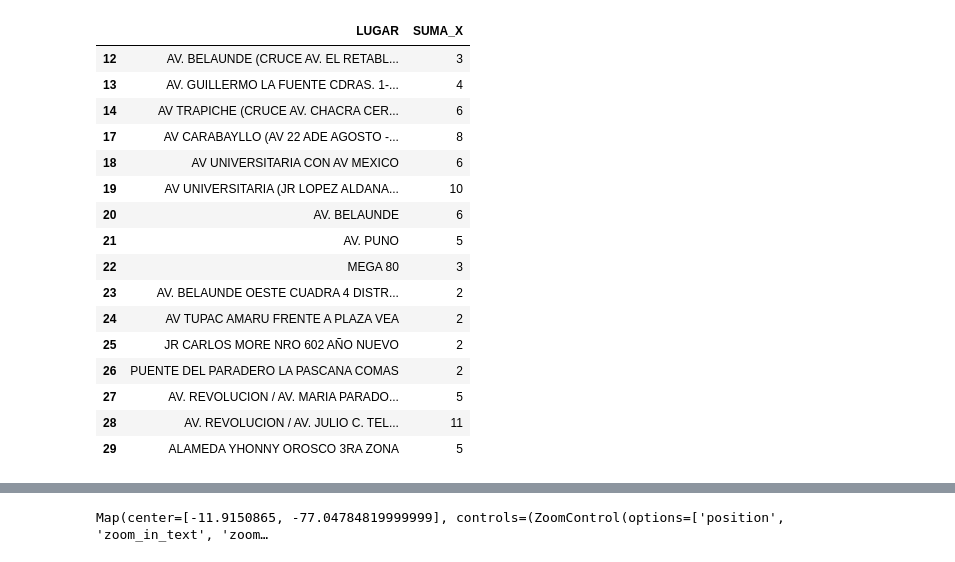
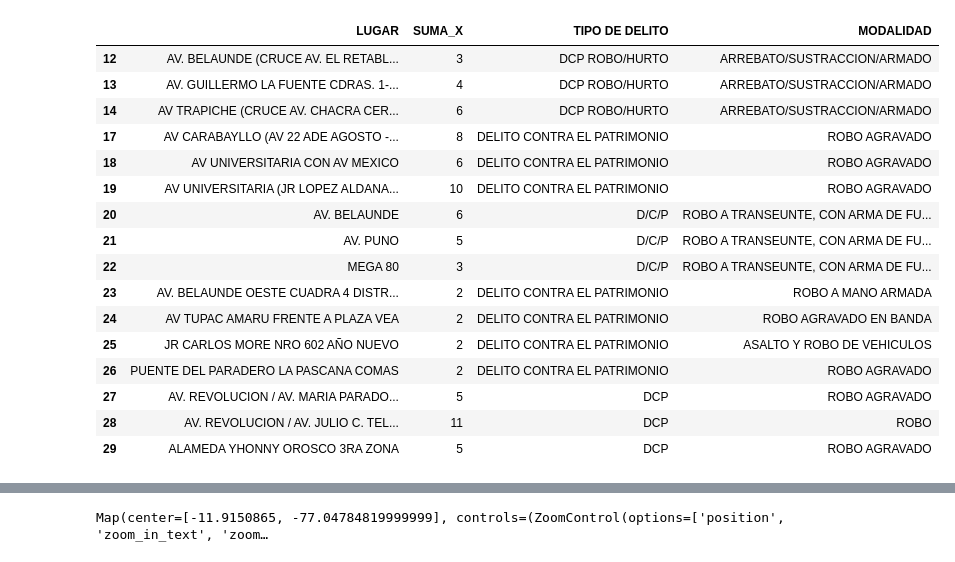
Before and after one commit to lucas1619/comas_dangerous_place_ia, a Jupyter notebook: training.ipynb, the cells around one changed output, grey strips where cells are left out. Cells and saved outputs as stored; diff of their text form; code cells hidden in the pictures.

```diff
--- a/training.ipynb
+++ b/training.ipynb
@@ -90,26 +90,26 @@ df
 # %%
 df['SUMA_X'] = (df == 'X').sum(axis=1)
 df = df[df['DISTRITO'] == 'COMAS']
-df = df[["LUGAR", "SUMA_X"]]
+df = df[["LUGAR", "SUMA_X", "TIPO DE DELITO", "MODALIDAD"]]
 df
 # %% [output]
-|  | LUGAR | SUMA_X |
-| 12 | AV. BELAUNDE (CRUCE AV. EL RETABL... | 3 |
-| 13 | AV. GUILLERMO LA FUENTE CDRAS. 1-... | 4 |
-| 14 | AV TRAPICHE (CRUCE AV. CHACRA CER... | 6 |
-| 17 | AV CARABAYLLO (AV 22 ADE AGOSTO -... | 8 |
-| 18 | AV UNIVERSITARIA CON AV MEXICO | 6 |
-| 19 | AV UNIVERSITARIA (JR LOPEZ ALDANA... | 10 |
-| 20 | AV. BELAUNDE | 6 |
-| 21 | AV. PUNO | 5 |
-| 22 | MEGA 80 | 3 |
-| 23 | AV. BELAUNDE OESTE CUADRA 4 DISTR... | 2 |
-| 24 | AV TUPAC AMARU FRENTE A PLAZA VEA | 2 |
-| 25 | JR CARLOS MORE NRO 602 AÑO NUEVO | 2 |
-| 26 | PUENTE DEL PARADERO LA PASCANA COMAS | 2 |
-| 27 | AV. REVOLUCION / AV. MARIA PARADO... | 5 |
-| 28 | AV. REVOLUCION / AV. JULIO C. TEL... | 11 |
-| 29 | ALAMEDA YHONNY OROSCO 3RA ZONA | 5 |
+|  | LUGAR | SUMA_X | TIPO DE DELITO | MODALIDAD |
+| 12 | AV. BELAUNDE (CRUCE AV. EL RETABL... | 3 | DCP ROBO/HURTO | ARREBATO/SUSTRACCION/ARMADO |
+| 13 | AV. GUILLERMO LA FUENTE CDRAS. 1-... | 4 | DCP ROBO/HURTO | ARREBATO/SUSTRACCION/ARMADO |
+| 14 | AV TRAPICHE (CRUCE AV. CHACRA CER... | 6 | DCP ROBO/HURTO | ARREBATO/SUSTRACCION/ARMADO |
+| 17 | AV CARABAYLLO (AV 22 ADE AGOSTO -... | 8 | DELITO CONTRA EL PATRIMONIO | ROBO AGRAVADO |
+| 18 | AV UNIVERSITARIA CON AV MEXICO | 6 | DELITO CONTRA EL PATRIMONIO | ROBO AGRAVADO |
+| 19 | AV UNIVERSITARIA (JR LOPEZ ALDANA... | 10 | DELITO CONTRA EL PATRIMONIO | ROBO AGRAVADO |
+| 20 | AV. BELAUNDE | 6 | D/C/P | ROBO A TRANSEUNTE, CON ARMA DE FU... |
+| 21 | AV. PUNO | 5 | D/C/P | ROBO A TRANSEUNTE, CON ARMA DE FU... |
+| 22 | MEGA 80 | 3 | D/C/P | ROBO A TRANSEUNTE, CON ARMA DE FU... |
+| 23 | AV. BELAUNDE OESTE CUADRA 4 DISTR... | 2 | DELITO CONTRA EL PATRIMONIO | ROBO A MANO ARMADA |
+| 24 | AV TUPAC AMARU FRENTE A PLAZA VEA | 2 | DELITO CONTRA EL PATRIMONIO | ROBO AGRAVADO EN BANDA |
+| 25 | JR CARLOS MORE NRO 602 AÑO NUEVO | 2 | DELITO CONTRA EL PATRIMONIO | ASALTO Y ROBO DE VEHICULOS |
+| 26 | PUENTE DEL PARADERO LA PASCANA COMAS | 2 | DELITO CONTRA EL PATRIMONIO | ROBO AGRAVADO |
+| 27 | AV. REVOLUCION / AV. MARIA PARADO... | 5 | DCP | ROBO AGRAVADO |
+| 28 | AV. REVOLUCION / AV. JULIO C. TEL... | 11 | DCP | ROBO |
+| 29 | ALAMEDA YHONNY OROSCO 3RA ZONA | 5 | DCP | ROBO AGRAVADO |
 # %%
 puntos = []
 for index, row in df.iterrows():
```
Also changed, not shown: parts of 3 cells of this notebook, 1 other file.
